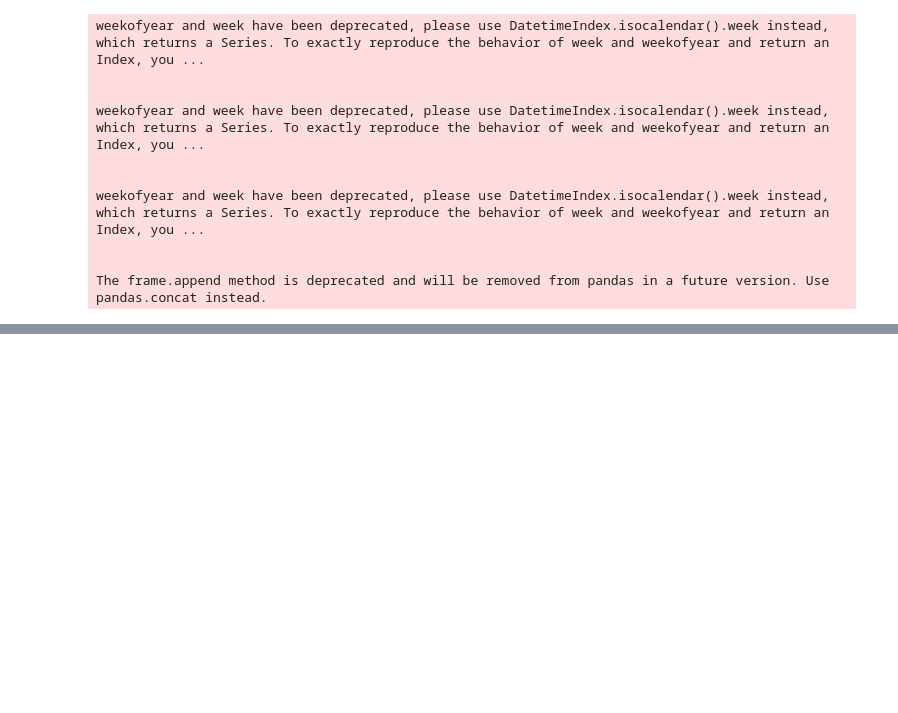
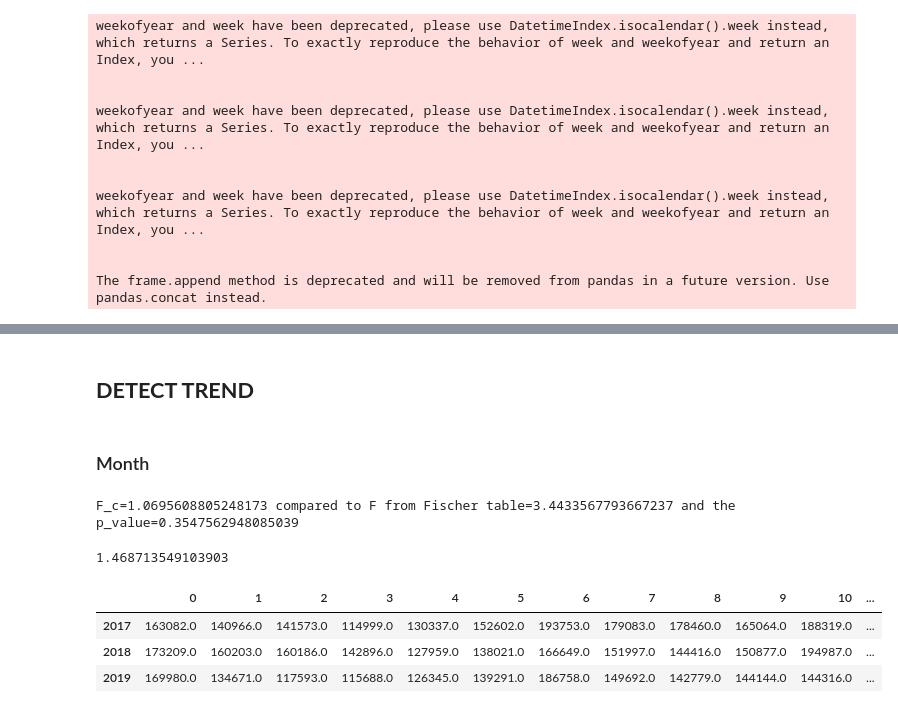
Before and after one commit to GabrielTruong/tsa_decomposition, a Jupyter notebook: code_v54.ipynb, the cells around one changed output, grey strips where cells are left out. Saved outputs shown, nothing was run; the diff lists cells and outputs as text; code cells hidden in the pictures; blank space fills up the shorter version.

```diff
--- a/code_v54.ipynb
+++ b/code_v54.ipynb
@@ -251,0 +339,29 @@ sorted_bbt(Month_per_year.drop(columns=["period_mean","period_std"]))
+# %% [markdown]
+## **DETECT TREND**
+# %% [markdown]
+### Month
+# %%
+from scipy.stats import f_oneway
+from scipy.stats import f
+
+studied_sample = aggregation(train_df,'M','Y')
+m,n = studied_sample.shape
+F_c, p_value = f_oneway(studied_sample.iloc[0].dropna(),studied_sample.iloc[1].dropna(),studied_sample.iloc[2].dropna(),axis=0)
+F_fischer = f.ppf(q=1-.05, dfn=m-1, dfd=(m-1)*(n-1))
+
+print(f"F_c={F_c} compared to F from Fischer table={F_fischer} and the p_value={p_value}")
+# %% [output]
+F_c=1.0695608805248173 compared to F from Fischer table=3.4433567793667237 and the p_value=0.3547562948085039
+# %%
+F_fischer = f.ppf(q=1-.05, dfn=52, dfd=102)
+F_fischer
+# %% [output]
+1.468713549103903
+# %%
+studied_sample = aggregation(train_df,'M','Y')
+studied_sample
+# %% [output]
+|  | 0 | 1 | 2 | 3 | 4 | 5 | 6 | 7 | 8 | 9 | 10 | ... |
+| 2017 | 163082.0 | 140966.0 | 141573.0 | 114999.0 | 130337.0 | 152602.0 | 193753.0 | 179083.0 | 178460.0 | 165064.0 | 188319.0 | ... |
+| 2018 | 173209.0 | 160203.0 | 160186.0 | 142896.0 | 127959.0 | 138021.0 | 166649.0 | 151997.0 | 144416.0 | 150877.0 | 194987.0 | ... |
+| 2019 | 169980.0 | 134671.0 | 117593.0 | 115688.0 | 126345.0 | 139291.0 | 186758.0 | 149692.0 | 142779.0 | 144144.0 | 144316.0 | ... |
```
Also changed, not shown: parts of 9 cells of this notebook, 13 other files.
